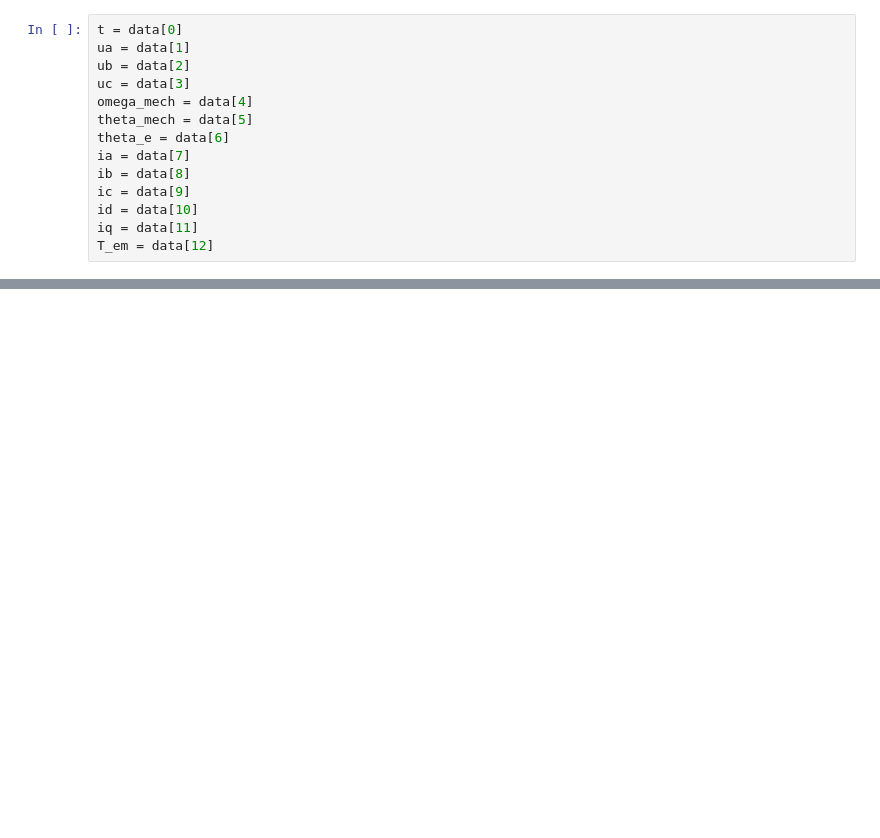
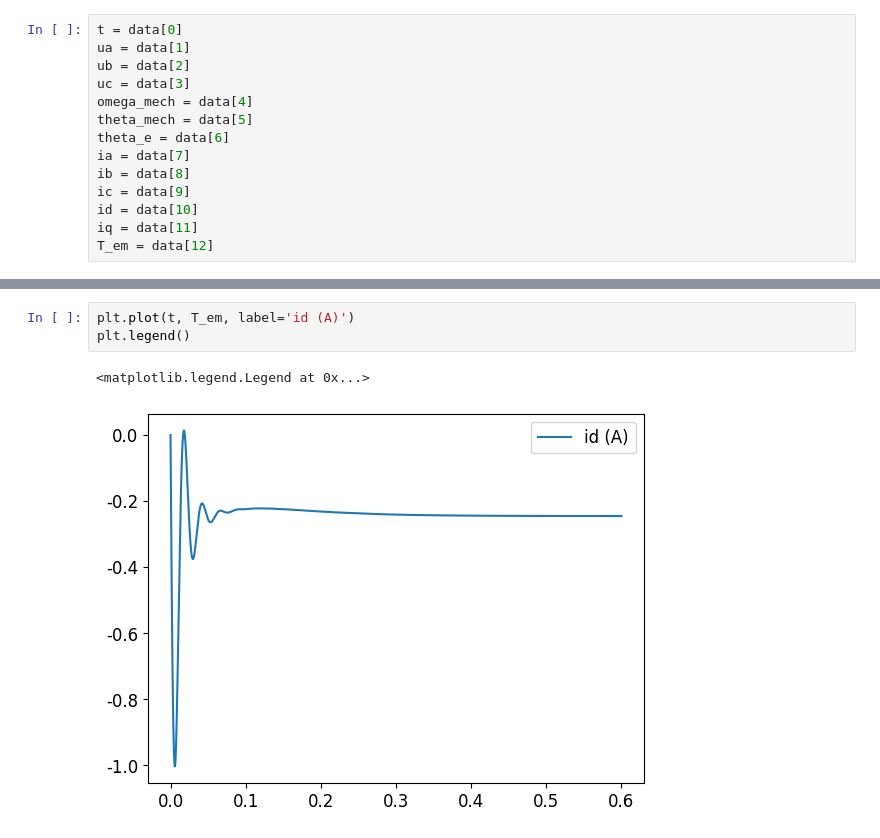
Before and after one commit to 2354864178/PMSM_ATR, a Jupyter notebook: notebooks/plot.ipynb, the cells around one changed output, grey strips where cells are left out. Drawn from its saved outputs; the diff is of its cells as text; blank space fills up the shorter version.

```diff
--- a/notebooks/plot.ipynb
+++ b/notebooks/plot.ipynb
@@ -48,0 +51,6 @@ plt.plot(t, ic, label='相电流 ic (A)')
+# %%
+plt.plot(t, T_em, label='id (A)')
+plt.legend()
+# %% [output]
+<matplotlib.legend.Legend at 0x...>
+[figure, added]
```
Also changed, not shown: parts of 5 cells of this notebook, 11 other files.
